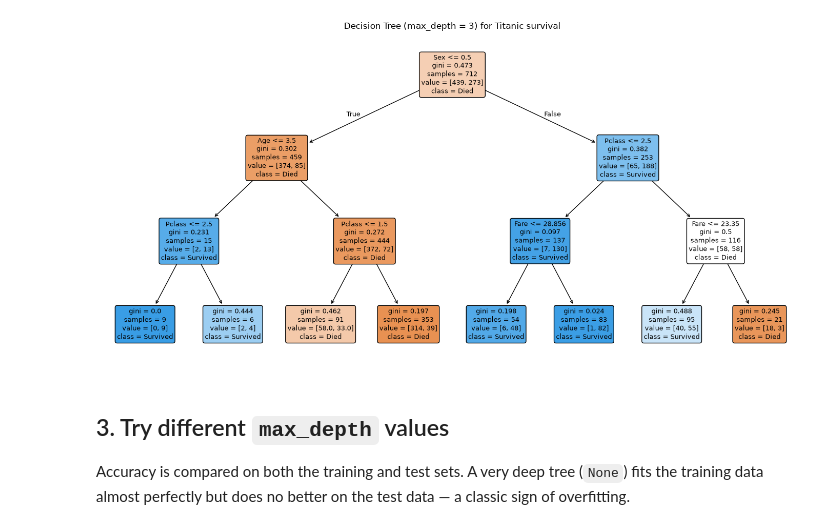
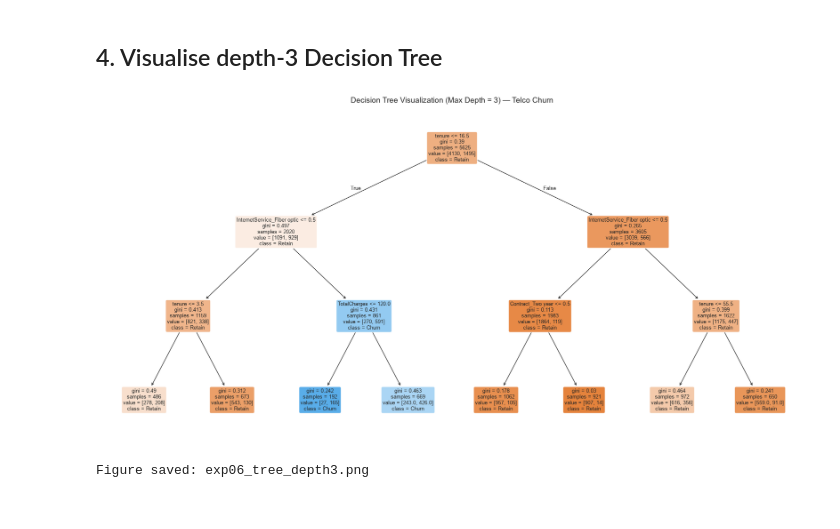
Before and after one commit to omkarbg100/dsa-practical, a Jupyter notebook: notebooks/exp06_decision_tree_random_forest.ipynb, the cells around one changed output. Cells and saved outputs as stored; diff of their text form; code cells hidden in the pictures.

Commit message:
feat: execute exp06 Decision Tree and Random Forest on Kaggle Telco Churn dataset

```diff
--- a/notebooks/exp06_decision_tree_random_forest.ipynb
+++ b/notebooks/exp06_decision_tree_random_forest.ipynb
@@ -86,0 +88,23 @@ The tree below is limited to `max_depth = 3` so it stays readable. `Sex` and `Fa
+# %%
+depths = range(1, 16)
+dt_accs = []
+
+for d in depths:
+    dt = DecisionTreeClassifier(max_depth=d, random_state=RANDOM_STATE)
+    dt.fit(X_train, y_train)
+    dt_accs.append(accuracy_score(y_test, dt.predict(X_test)))
+
+best_depth = list(depths)[np.argmax(dt_accs)]
+print(f'Optimal Tree Depth: {best_depth} with Test Accuracy: {max(dt_accs):.4f}')
+
+fig, ax = plt.subplots(figsize=(9, 4))
+ax.plot(list(depths), dt_accs, marker='o', color='#27ae60')
+ax.axvline(best_depth, color='#e74c3c', linestyle='--', label=f'Best Depth = {best_depth}')
+ax.set_title('Decision Tree Accuracy vs. Max Depth on Telco Churn', fontsize=12)
+ax.set_xlabel('Max Depth')
+ax.set_ylabel('Test Accuracy')
+ax.legend()
+fig.tight_layout()
+fig.savefig(FIG_DIR / 'exp06_tree_depth_accuracy.png', dpi=150)
+plt.show()
+print('Figure saved: exp06_tree_depth_accuracy.png')
@@ -87,23 +115,16 @@ The tree below is limited to `max_depth = 3` so it stays readable. `Sex` and `Fa
+# %% [markdown]
+## 4. Visualise depth-3 Decision Tree
 # %%
-tree_clf = DecisionTreeClassifier(max_depth=3, random_state=RANDOM_STATE)
-tree_clf.fit(X_train, y_train)
+dt3 = DecisionTreeClassifier(max_depth=3, random_state=RANDOM_STATE)
+dt3.fit(X_train, y_train)
 
-fig, ax = plt.subplots(figsize=(14, 7))
-plot_tree(
-    tree_clf,
-    feature_names=X_train.columns.tolist(),
-    class_names=["Died", "Survived"],
-    filled=True,
-    rounded=True,
-    ax=ax,
-)
-ax.set_title("Decision Tree (max_depth = 3) for Titanic survival")
-plt.tight_layout()
-plt.savefig(FIG_DIR / "exp06_tree_depth3.png", dpi=150)
+fig, ax = plt.subplots(figsize=(18, 9))
+plot_tree(dt3, feature_names=X.columns.tolist(), class_names=['Retain', 'Churn'], filled=True, rounded=True, ax=ax, fontsize=9)
+ax.set_title('Decision Tree Visualization (Max Depth = 3) — Telco Churn', fontsize=14)
+fig.tight_layout()
+fig.savefig(FIG_DIR / 'exp06_tree_depth3.png', dpi=130, bbox_inches='tight')
 plt.show()
+print('Figure saved: exp06_tree_depth3.png')
 # %% [output]
-[figure, old version]
+[figure, new version]
+Figure saved: exp06_tree_depth3.png
-# %% [markdown]
-## 3. Try different `max_depth` values
-
-Accuracy is compared on both the training and test sets. A very deep tree (`None`) fits the training data almost perfectly but does no better on the test data — a classic sign of overfitting.
```
Also changed, not shown: parts of 21 cells of this notebook, 3 other files.
